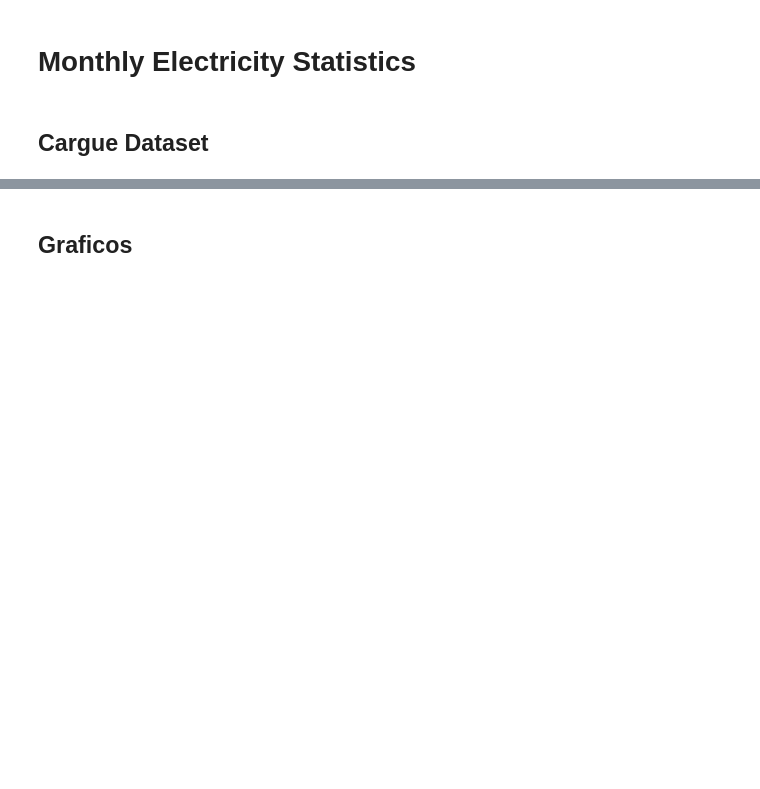
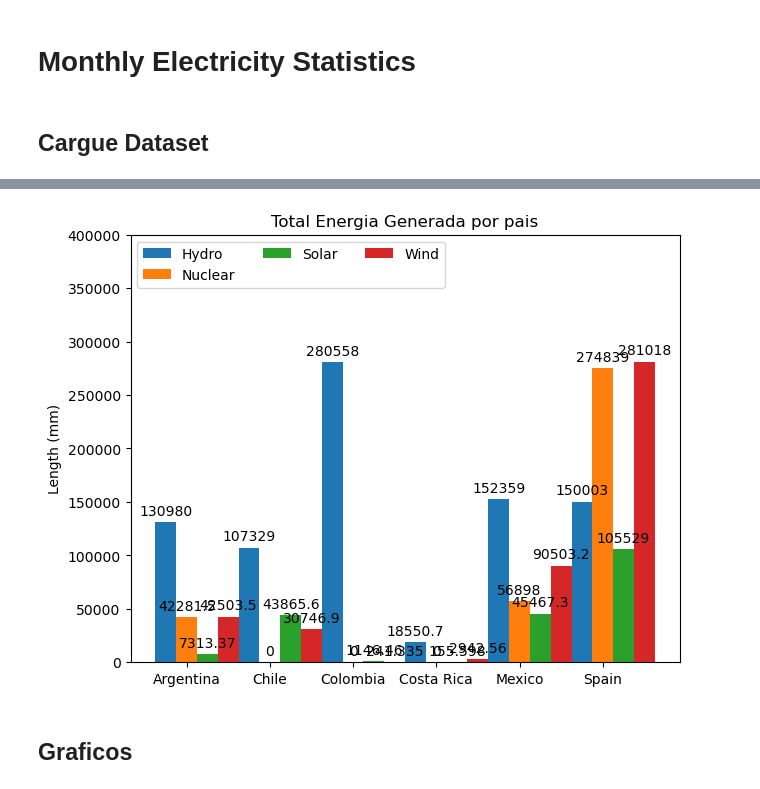
Before and after one commit to cdlondonoSolla/Limpieza_Datos, a Jupyter notebook: Monthly Electricity Production in GWh [2010-2022]/app.ipynb, the cells around one changed output, grey strips where cells are left out. Drawn from its saved outputs; the diff is of its cells as text; code cells hidden in the pictures; blank space fills up the shorter version.

```diff
--- a/Monthly Electricity Production in GWh [2010-2022]/app.ipynb
+++ b/Monthly Electricity Production in GWh [2010-2022]/app.ipynb
@@ -30,0 +104,5 @@ df.head()
+# %%
+# Codificamos los países asignando un número a cada uno
+df['Codigo_pais'] = df['COUNTRY'].astype('category').cat.codes
+
+df.info()
@@ -30,0 +157,7 @@ df.head()
+# %%
+## energias:
+product = ['Hydro', 'Wind', 'Solar', 'Nuclear']
+
+df_filtrado = df_filtrado[df_filtrado['PRODUCT'].isin(product)]
+
+df_filtrado
@@ -30,0 +178,4 @@ df.head()
+# %%
+temp = df_filtrado[df_filtrado['YEAR'] >= 2018]
+
+temp
@@ -30,0 +196,4 @@ df.head()
+# %%
+df_group_pais = temp.groupby(['COUNTRY', 'PRODUCT'])['VALUE'].sum().unstack(fill_value=0)
+
+df_group_pais
@@ -31,3 +209,27 @@ df.head()
+# %%
+x = np.arange(len(df_group_pais))  # the label locations
+width = 0.25  # the width of the bars
+multiplier = 0
+
+fig, ax = plt.subplots(layout='constrained')
+
+
+for attribute, measurement in df_group_pais.items():
+    offset = width * multiplier
+    rects = ax.bar(x + offset, measurement, width, label=attribute)
+    ax.bar_label(rects, padding=3)
+    multiplier += 1
+
+# Add some text for labels, title and custom x-axis tick labels, etc.
+ax.set_ylabel('Length (mm)')
+ax.set_title('Total Energia Generada por pais')
+ax.set_xticks(x + width, df_group_pais.index)
+ax.legend(loc='upper left', ncols=3)
+ax.set_ylim(0, 400000)
+
+plt.show()
+# %% [output]
+[figure, added]
 # %% [markdown]
 ## Graficos
 # %% [markdown]
```
Also changed, not shown: parts of 31 cells of this notebook, 1 other file.
